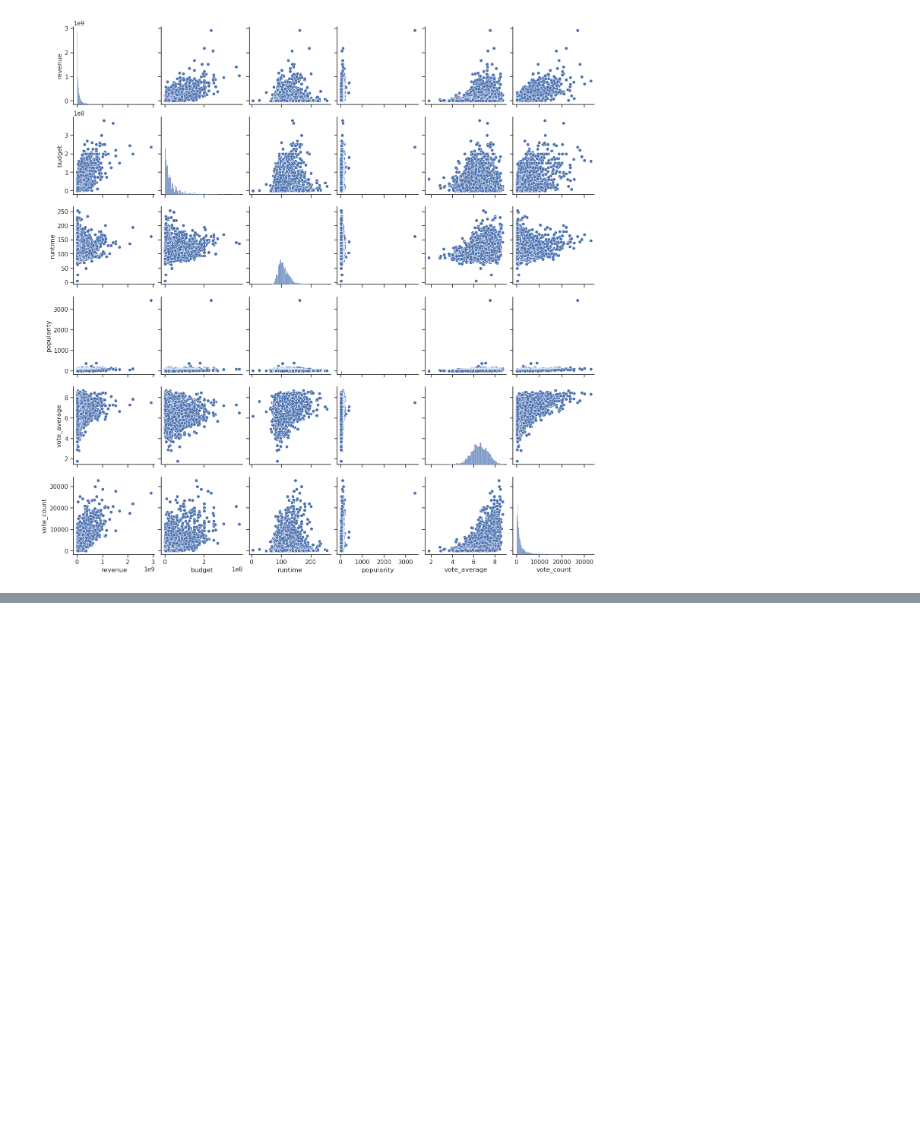
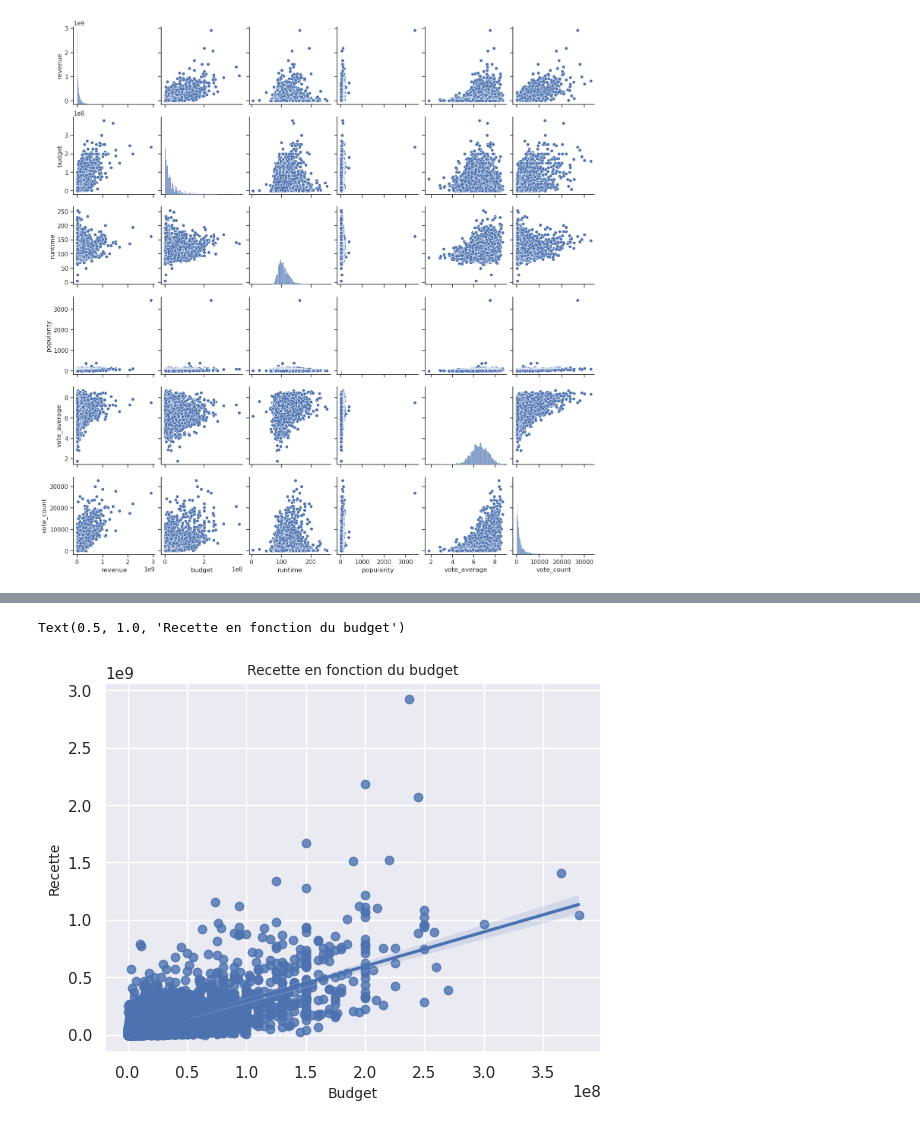
Before and after one commit to jomayans/Projet-Python, a Jupyter notebook: Notebook_analyses_descriptives.ipynb, the cells around one changed output, grey strips where cells are left out. Drawn from its saved outputs; the diff is of its cells as text; code cells hidden in the pictures; blank space fills up the shorter version.

```diff
--- a/Notebook_analyses_descriptives.ipynb
+++ b/Notebook_analyses_descriptives.ipynb
@@ -58,0 +53,10 @@ plt.title("Matrice de corrélation entre les différentes caractéristiques des
+# %%
+#Focus sur le graphique qui nous parait le plus intéressant : Lien entre recette et budget
+
+sns.regplot(data = movies_df, x = movies_df['budget'], y=movies_df['revenue'])
+plt.xlabel("Budget", fontsize=10)
+plt.ylabel("Recette", fontsize=10)
+plt.title("Recette en fonction du budget", fontsize=10)
+# %% [output]
+Text(0.5, 1.0, 'Recette en fonction du budget')
+[figure, added]
```
Also changed, not shown: parts of 11 cells of this notebook.
